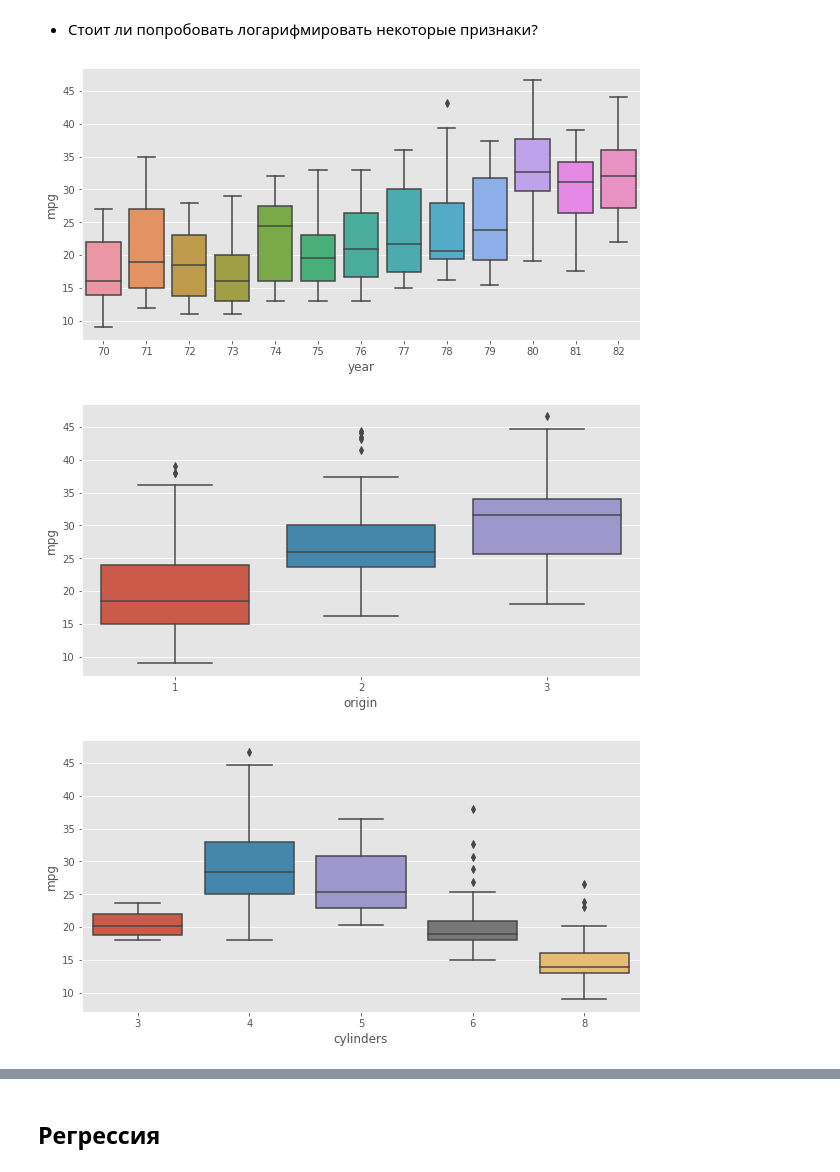
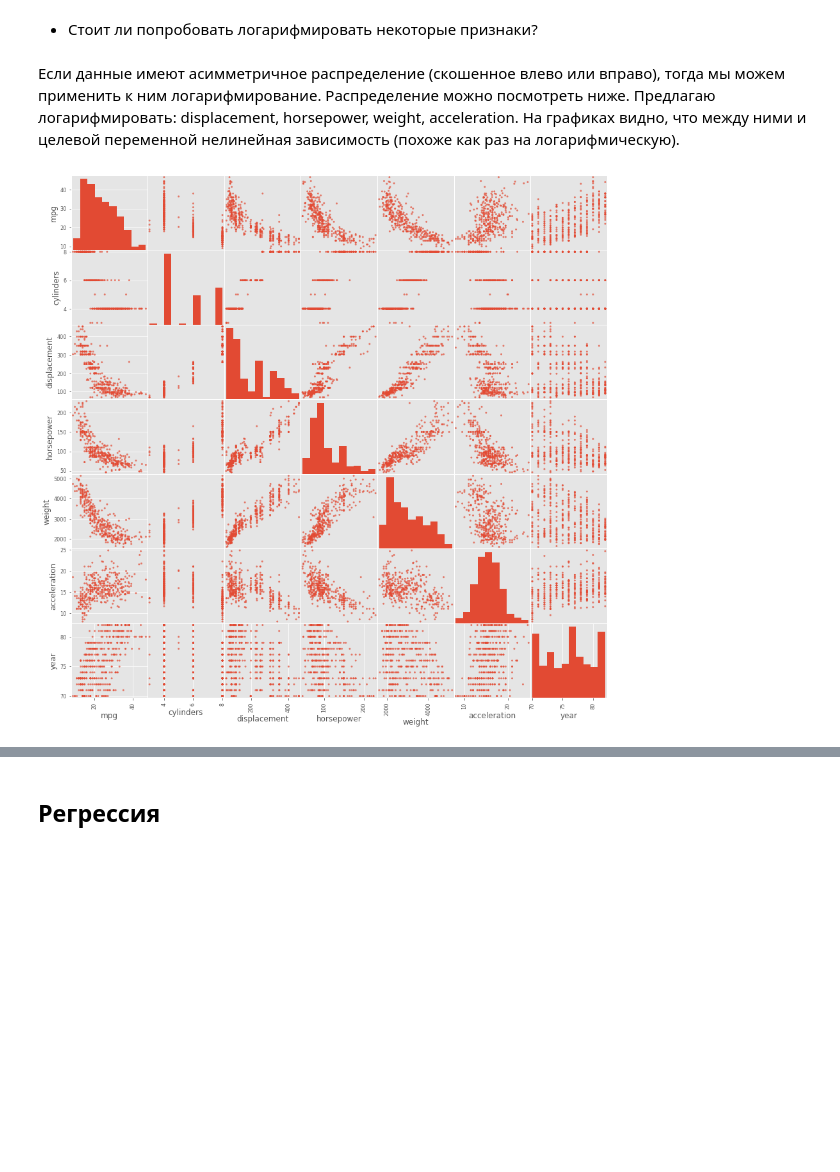
Before and after one commit to MariaZolotko/stat_HSE_DPO_21-Fall, a Jupyter notebook: Мария Золотько - 9_task3.ipynb, the cells around one changed output, grey strips where cells are left out. Cells and saved outputs as stored; diff of their text form; code cells hidden in the pictures; blank space fills up the shorter version.

```diff
--- a/Мария Золотько - 9_task3.ipynb
+++ b/Мария Золотько - 9_task3.ipynb
@@ -135,10 +269,12 @@ for x in ['displacement','horsepower','weight','acceleration','year']:
 # %% [markdown]
 - Стоит ли попробовать логарифмировать некоторые признаки?
-# %%
-for x in ['year','origin','cylinders']:
-    sns.boxplot(data=df, x=x, y='mpg');
-    plt.show()
-# %% [output]
-[figure, removed]
-[figure, removed]
-[figure, removed]
+# %% [markdown]
+Если данные имеют асимметричное распределение (скошенное влево или вправо), тогда мы можем применить к ним логарифмирование. Распределение можно посмотреть ниже. Предлагаю логарифмировать: displacement, horsepower, weight, acceleration. На графиках видно, что между ними и целевой переменной нелинейная зависимость (похоже как раз на логарифмическую).
+# %%
+# для количественных признаков выведем матрицу диаграмм рассеяния
+
+pd.plotting.scatter_matrix(df[['mpg', 'cylinders', 'displacement', 'horsepower',
+                               'weight', 'acceleration', 'year']], figsize=(15, 15), alpha=0.7)
+plt.show()
+# %% [output]
+[figure, added]
```
Also changed, not shown: parts of 101 cells of this notebook, 16 other files.
